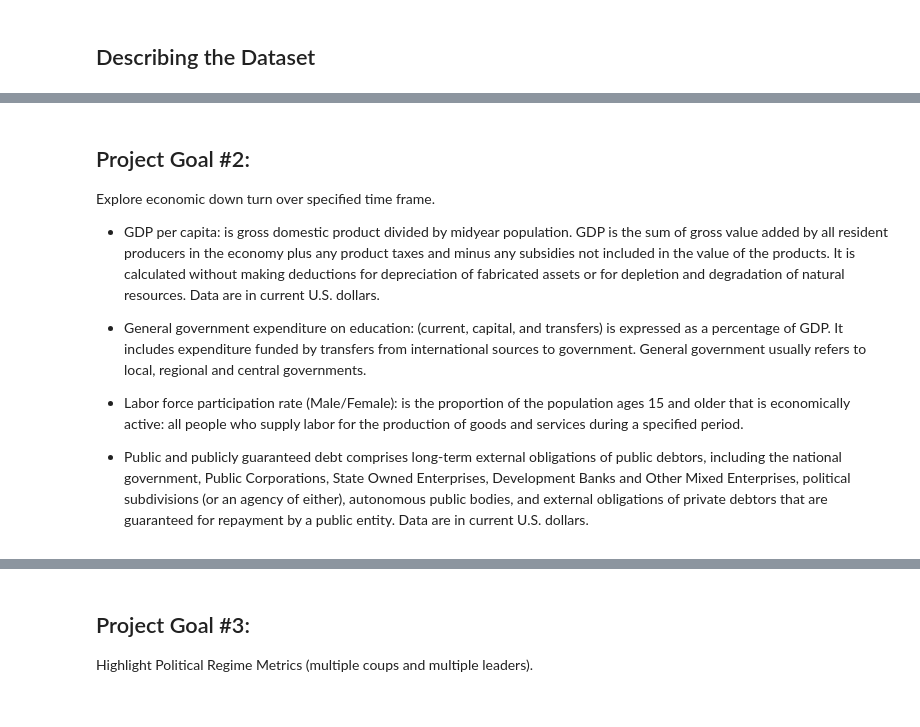
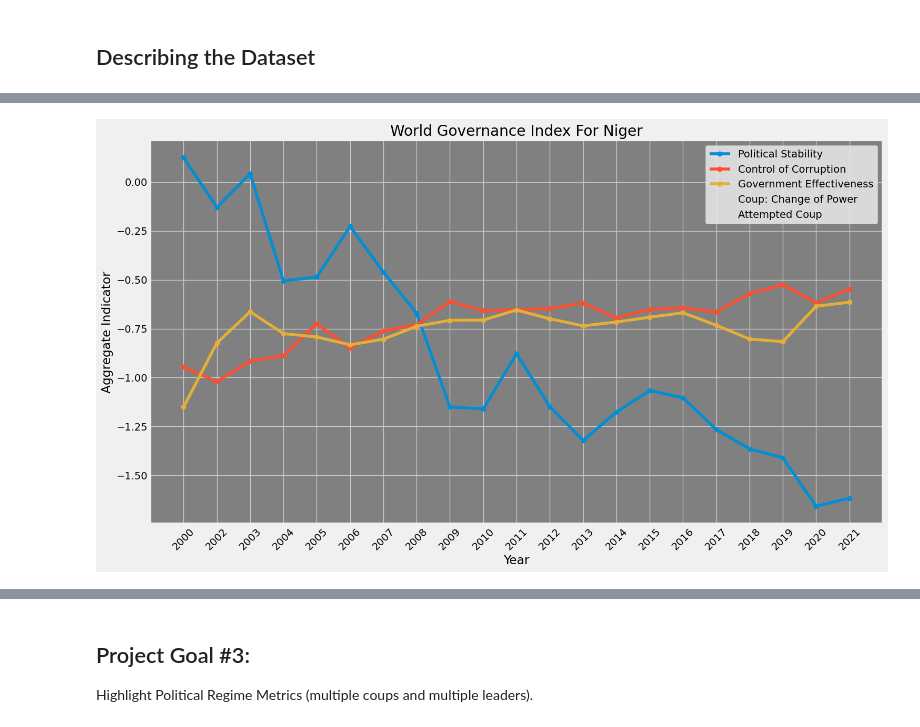
Before and after one commit to joelphimes/Niger-Political-Shift-Examination, a Jupyter notebook: notebooks/work.ipynb, the cells around one changed output, grey strips where cells are left out. Saved outputs shown, nothing was run; the diff lists cells and outputs as text; code cells hidden in the pictures.

```diff
--- a/notebooks/work.ipynb
+++ b/notebooks/work.ipynb
@@ -81,16 +184,4 @@ Examine overall World Governance Index from 1996 to 2022 (26 year span).
 # %%
-# Slice DF by PV.EST, CC.EST, GE.EST, RQ.EST, VA.EST, RL.EST indicator code which all make up the world governance index.
-indicator_codes = ['PV.EST', 'CC.EST', 'GE.EST']
-PG1 = niger[niger['Indicator Code'].isin(indicator_codes)]
-
-# Using replace for the labels since they are kinda long
-PG1['Indicator Name'] = PG1['Indicator Name'].replace('Political Stability and Absence of Violence/Terrorism: Estimate','Political Stability')
-PG1['Indicator Name'] = PG1['Indicator Name'].replace('Control of Corruption: Estimate','Control of Corruption')
-PG1['Indicator Name'] = PG1['Indicator Name'].replace('Government Effectiveness: Estimate','Government Effectiveness')
-
-# No Data for 1997, 1999, 2001, 2022
-PG1 = PG1.drop(['1997', '1999', '2001', '2022'], axis=1)
-
 # Use the style that i like.
 style.use('fivethirtyeight')
 
@@ -103,44 +194,35 @@ for indicator in indicator_codes:
     if indicator in PG1['Indicator Code'].unique():
         # Using indicator code to cycle through
         indicator_data = PG1[PG1['Indicator Code'] == indicator]
         # X = Year, Y= Aggregated Indicator Scale.
         # values.flatten for the list of values.
         # F string for label, used in last project.
         plt.plot(indicator_data.columns[4:], indicator_data.iloc[:, 4:].values.flatten(), marker='o', label=f'{indicator_data["Indicator Name"].iloc[0]}')
 
 # Label and title.
-plt.xlabel('Year', color='green')
-plt.ylabel('Aggregate Indicator', color='green')
-plt.title('World Governance Index For Niger', color='green')
+plt.xlabel('Year', color='black')
+plt.ylabel('Aggregate Indicator', color='black')
+plt.title('World Governance Index For Niger', color='black')
 
 #Label for Coup: Change of Power.
 plt.plot([], [], ' ', label="Coup: Change of Power")
 
 #Label for Attempted Coup.
 plt.plot([], [], ' ', label="Attempted Coup")
 
 # Set the background color to white.
 plt.gca().set_facecolor('grey')
 
 # Using all the years present for the xticks.
 # Set the tick color to black.
 plt.xticks(rotation=45)
 plt.tick_params(axis='x', colors='black')
 plt.tick_params(axis='y', colors='black')
 
 # Show the legend.
 plt.legend()
 
 # plt.show.
 plt.show()
+# %% [output]
+[figure, added]
-# %% [markdown]
-## Project Goal #2:
-Explore economic down turn over specified time frame.
-
-- GDP per capita: is gross domestic product divided by midyear population. GDP is the sum of gross value added by all resident producers in the economy plus any product taxes and minus any subsidies not included in the value of the products. It is calculated without making deductions for depreciation of fabricated assets or for depletion and degradation of natural resources. Data are in current U.S. dollars.
-
-- General government expenditure on education: (current, capital, and transfers) is expressed as a percentage of GDP. It includes expenditure funded by transfers from international sources to government. General government usually refers to local, regional and central governments.
-
-- Labor force participation rate (Male/Female): is the proportion of the population ages 15 and older that is economically active: all people who supply labor for the production of goods and services during a specified period.
-
-- Public and publicly guaranteed debt comprises long-term external obligations of public debtors, including the national government,  Public Corporations, State Owned Enterprises, Development Banks and Other Mixed Enterprises, political subdivisions (or an agency of either), autonomous public bodies, and external obligations of private debtors that are guaranteed for repayment by a public entity. Data are in current U.S. dollars.
```
Also changed, not shown: parts of 26 cells of this notebook, 4 other files.
